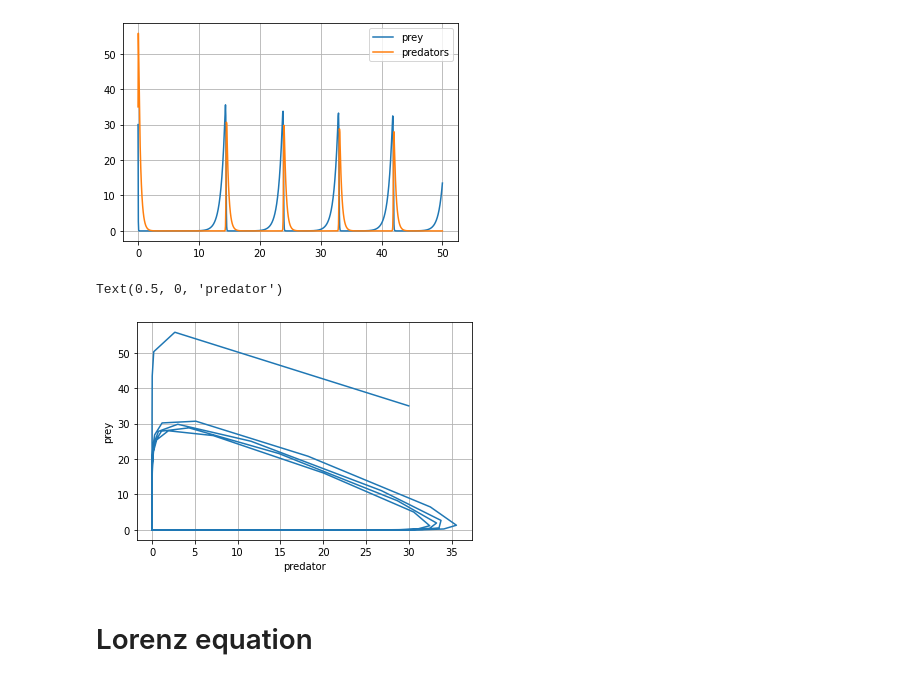
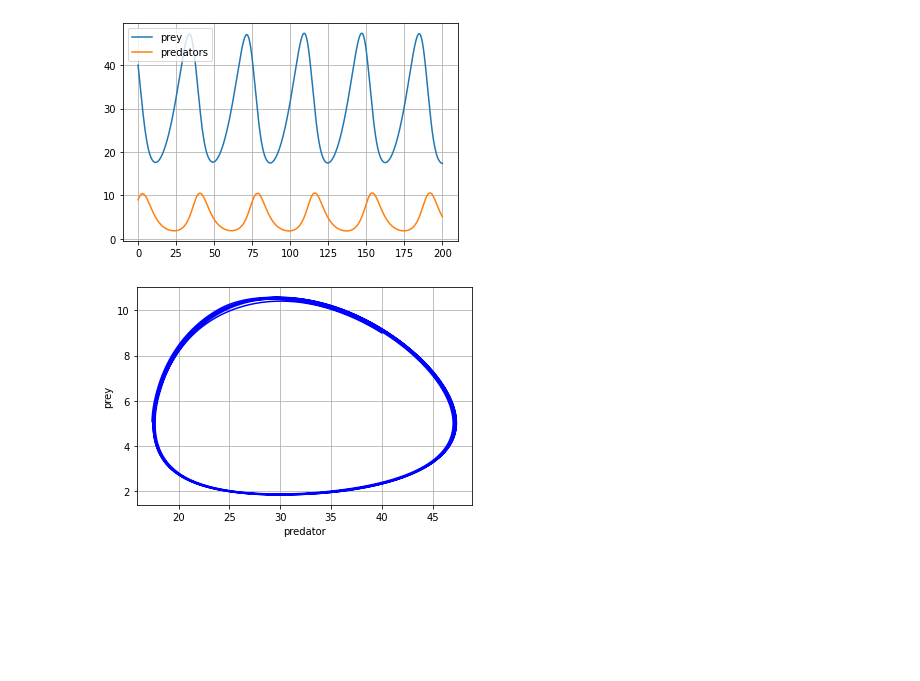
Before and after one commit to MarioBolanos/Modelado-y-Simulacion, a Jupyter notebook: Ciclos_Limite.ipynb, the cells around one changed output. Saved outputs shown, nothing was run; the diff lists cells and outputs as text; code cells hidden in the pictures; blank space fills up the shorter version.

```diff
--- a/Ciclos_Limite.ipynb
+++ b/Ciclos_Limite.ipynb
@@ -10,36 +29,34 @@ import sympy as sp
 import matplotlib.pyplot as plt
 from scipy.integrate import solve_ivp
 # %%
-def LodkaVolterra (t,xy,A,B,C,D):
+def LodkaVolterra (t,xy,alpha,beta,gamma,delta):
   x,y=xy
-  return [A*x-B*x*y, -C*y+D*x*y]
+  return [alpha*x-beta*x*y, -gamma*y+delta*x*y]
 
 
-a,b,c,d= 1.5, 1,3,1
+a,b,c,d= 0.1, 0.02,0.3,0.01
 
 
 t_in=0
-t_fin=50
-xy0=[30, 35]
+t_fin=200
+xy0=[40, 9]
 tspam=[t_in,t_fin]
-t=np.linspace(t_in,t_fin,1000)
+t=np.linspace(t_in,t_fin,100000)
 sol=solve_ivp(LodkaVolterra,tspam,xy0,args=(a,b,c,d),t_eval=t)
 plt.plot(sol.t, sol.y[0],label='prey')
 plt.plot(sol.t, sol.y[1],label='predators')
 #plt.axis([t_in,t_fin,0,15])
 plt.legend()
 
 #plt.axis([ti, tf, -10, 10])
 plt.grid()
 # %% [output]
-[figure, old version]
+[figure, new version]
 # %%
-plt.plot(sol.y[0], sol.y[1],label='prey')
+plt.plot(sol.y[0], sol.y[1],label='prey',color='blue')
 plt.grid()
 plt.ylabel('prey')
 plt.xlabel('predator')
+plt.show()
 # %% [output]
-Text(0.5, 0, 'predator')
-[figure, old version]
+[figure, new version]
-# %% [markdown]
-# Lorenz equation
```
Also changed, not shown: parts of 26 cells of this notebook.
